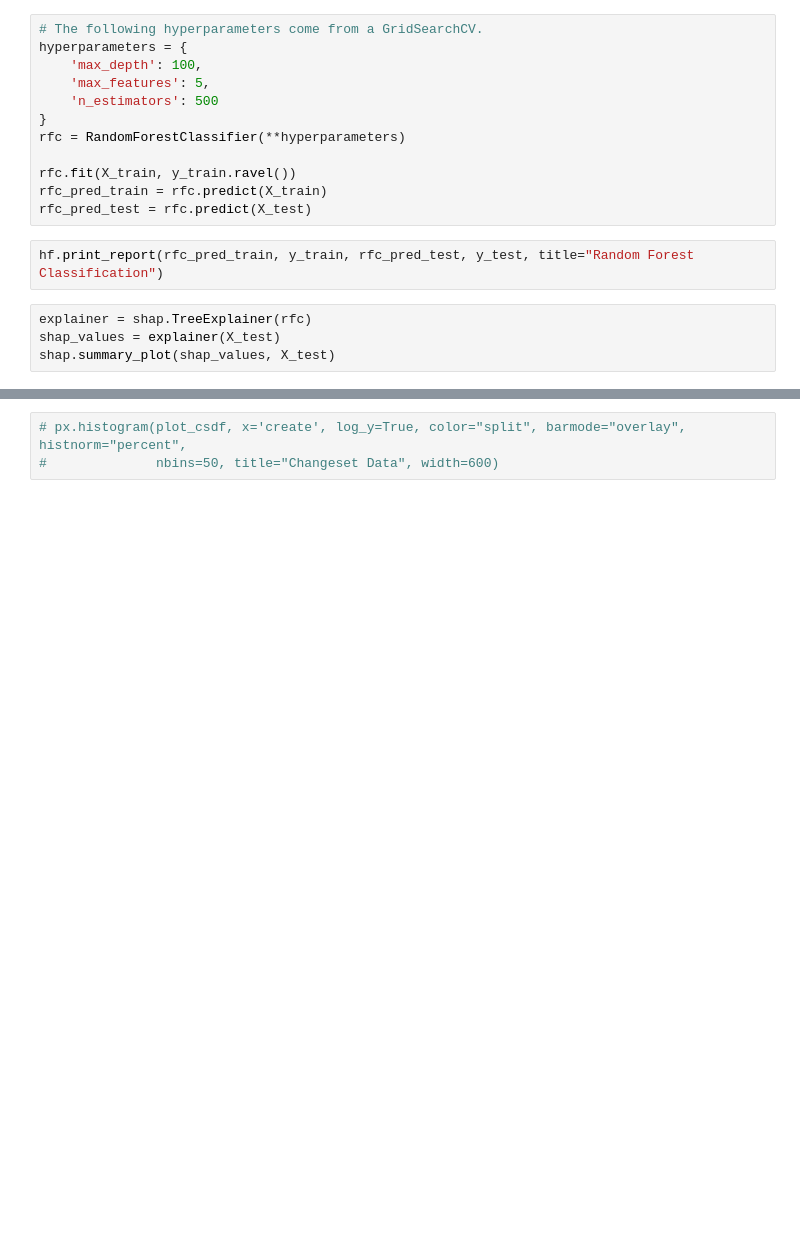
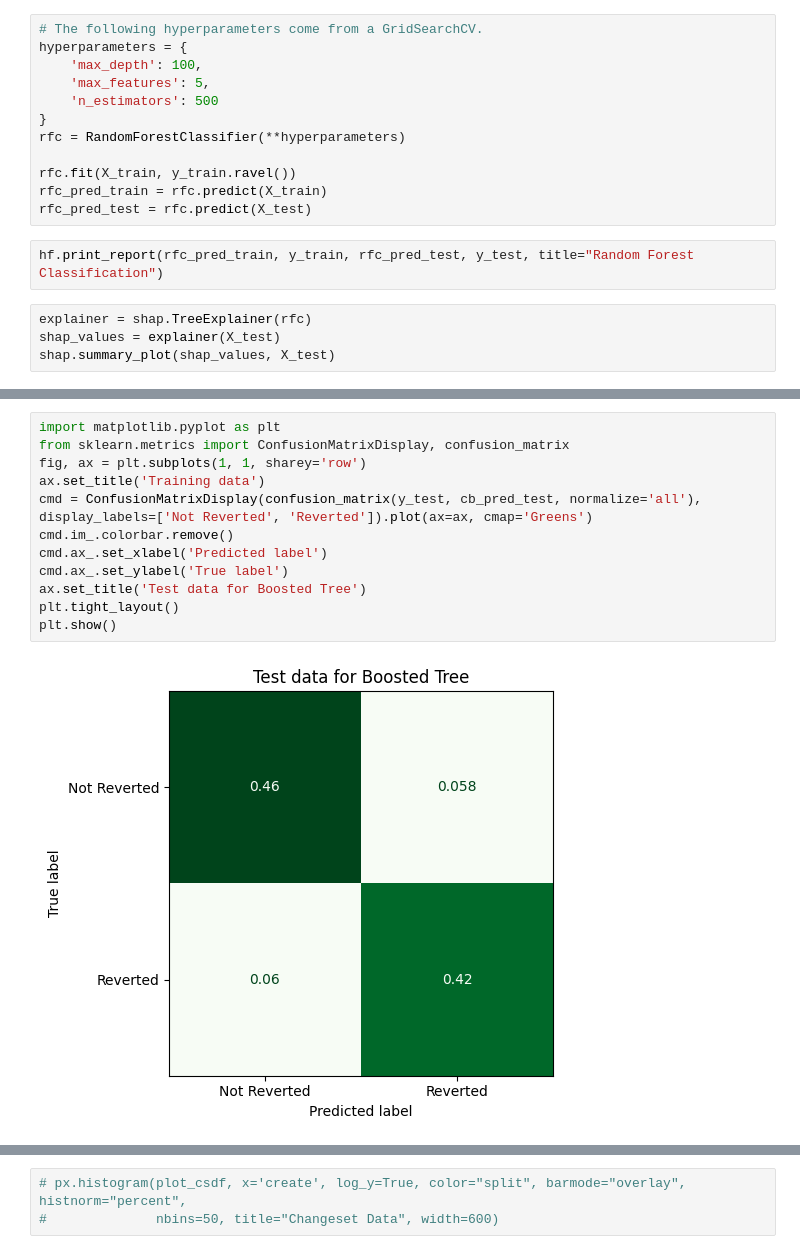
Before and after one commit to dananen/MastersThesis, a Jupyter notebook: summaryJN.ipynb, the cells around one changed output, grey strips where cells are left out. Cells and saved outputs as stored; diff of their text form; blank space fills up the shorter version.

```diff
--- a/summaryJN.ipynb
+++ b/summaryJN.ipynb
@@ -144,3 +218,17 @@ hf.print_report(cb_pred_train, y_train, cb_pred_test, y_test, title="Boosted Tre
+# %%
+import matplotlib.pyplot as plt
+from sklearn.metrics import ConfusionMatrixDisplay, confusion_matrix
+fig, ax = plt.subplots(1, 1, sharey='row')
+ax.set_title('Training data')
+cmd = ConfusionMatrixDisplay(confusion_matrix(y_test, cb_pred_test, normalize='all'), display_labels=['Not Reverted', 'Reverted']).plot(ax=ax, cmap='Greens')
+cmd.im_.colorbar.remove()
+cmd.ax_.set_xlabel('Predicted label')
+cmd.ax_.set_ylabel('True label')
+ax.set_title('Test data for Boosted Tree')
+plt.tight_layout()
+plt.show()
+# %% [output]
+[figure, added]
 # %%
 explainer = shap.TreeExplainer(model)
 shap_values = explainer.shap_values(X_test)
```
Also changed, not shown: parts of 26 cells of this notebook, 1 other file.
